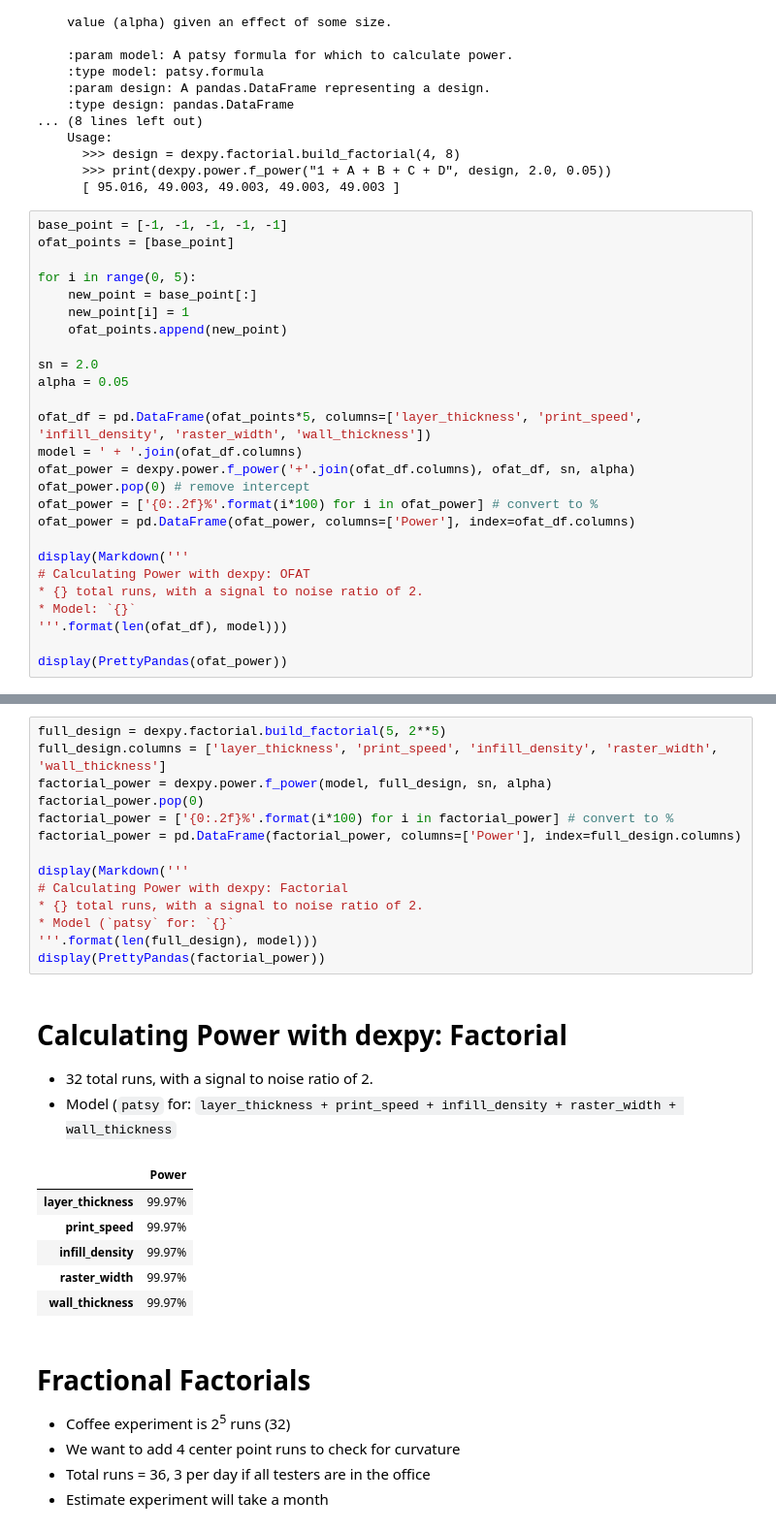
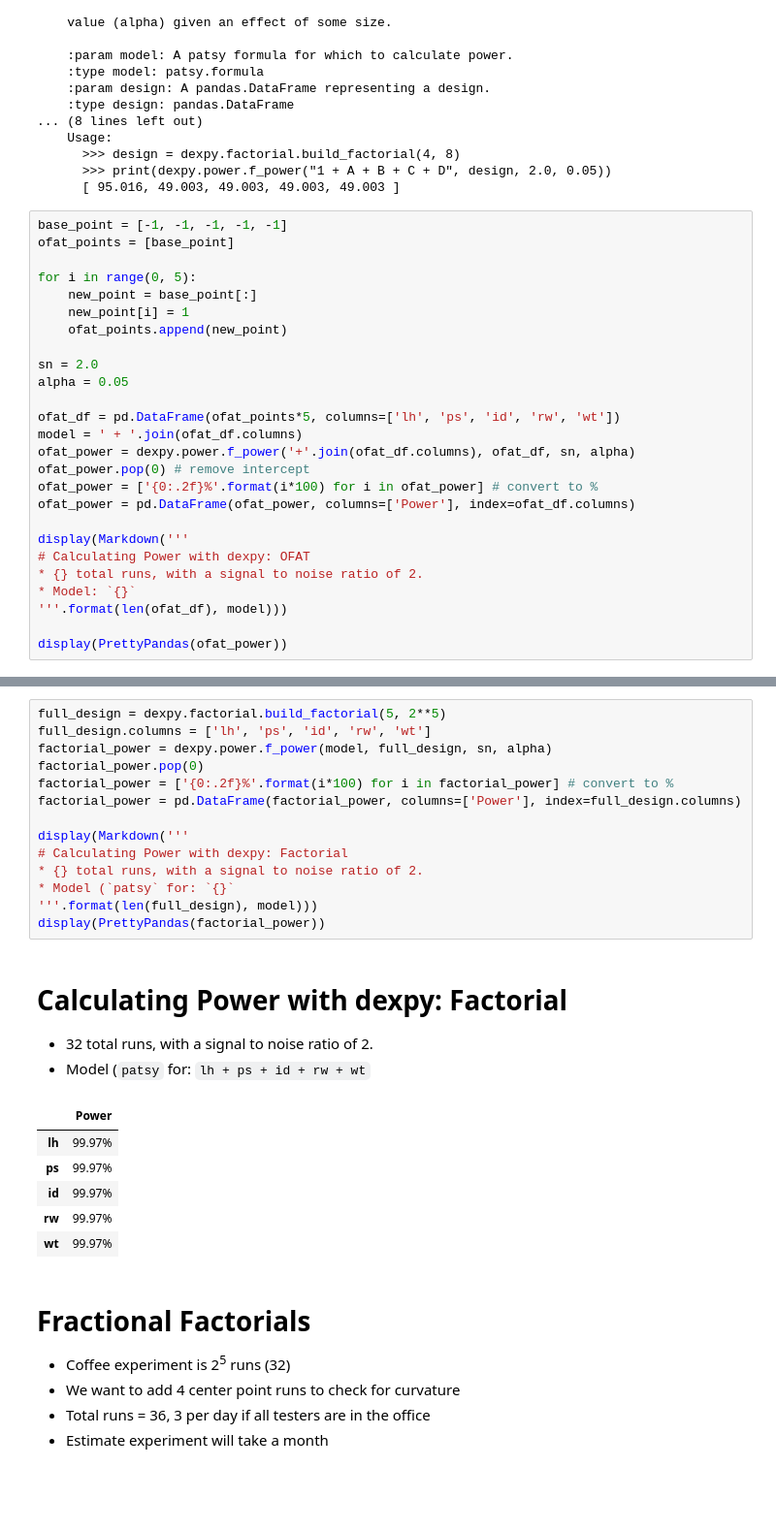
Before and after one commit to wilsongis/3DP_Experiments, a Jupyter notebook: Sample/Test.ipynb, the cells around one changed output, grey strips where cells are left out. Shown: that part at 97% size. Saved outputs shown, nothing was run; the diff lists cells and outputs as text; blank space fills up the shorter version.

```diff
--- a/Sample/Test.ipynb
+++ b/Sample/Test.ipynb
@@ -457,7 +439,7 @@ for i in range(0, 5):
 sn = 2.0
 alpha = 0.05
 
-ofat_df = pd.DataFrame(ofat_points*5, columns=['layer_thickness', 'print_speed', 'infill_density', 'raster_width', 'wall_thickness'])
+ofat_df = pd.DataFrame(ofat_points*5, columns=['lh', 'ps', 'id', 'rw', 'wt'])
 model = ' + '.join(ofat_df.columns)
 ofat_power = dexpy.power.f_power('+'.join(ofat_df.columns), ofat_df, sn, alpha)
 ofat_power.pop(0) # remove intercept
@@ -485,28 +467,28 @@ display(PrettyPandas(ofat_power))
 # %%
 full_design = dexpy.factorial.build_factorial(5, 2**5)
-full_design.columns = ['layer_thickness', 'print_speed', 'infill_density', 'raster_width', 'wall_thickness']
+full_design.columns = ['lh', 'ps', 'id', 'rw', 'wt']
 factorial_power = dexpy.power.f_power(model, full_design, sn, alpha)
 factorial_power.pop(0)
 factorial_power = ['{0:.2f}%'.format(i*100) for i in factorial_power] # convert to %
 factorial_power = pd.DataFrame(factorial_power, columns=['Power'], index=full_design.columns)
 
 display(Markdown('''
 # Calculating Power with dexpy: Factorial
 * {} total runs, with a signal to noise ratio of 2.
 * Model (`patsy` for: `{}`
 '''.format(len(full_design), model)))
 display(PrettyPandas(factorial_power))
 # %% [output]
 
 # Calculating Power with dexpy: Factorial
 * 32 total runs, with a signal to noise ratio of 2.
-* Model (`patsy` for: `layer_thickness + print_speed + infill_density + raster_width + wall_thickness`
+* Model (`patsy` for: `lh + ps + id + rw + wt`
 |  | Power |
-| layer_thickness | 99.97% |
-| print_speed | 99.97% |
-| infill_density | 99.97% |
-| raster_width | 99.97% |
-| wall_thickness | 99.97% |
+| lh | 99.97% |
+| ps | 99.97% |
+| id | 99.97% |
+| rw | 99.97% |
+| wt | 99.97% |
 # %% [markdown]
 # Fractional Factorials
 
```
Also changed, not shown: parts of 37 cells of this notebook, 8 other files.
